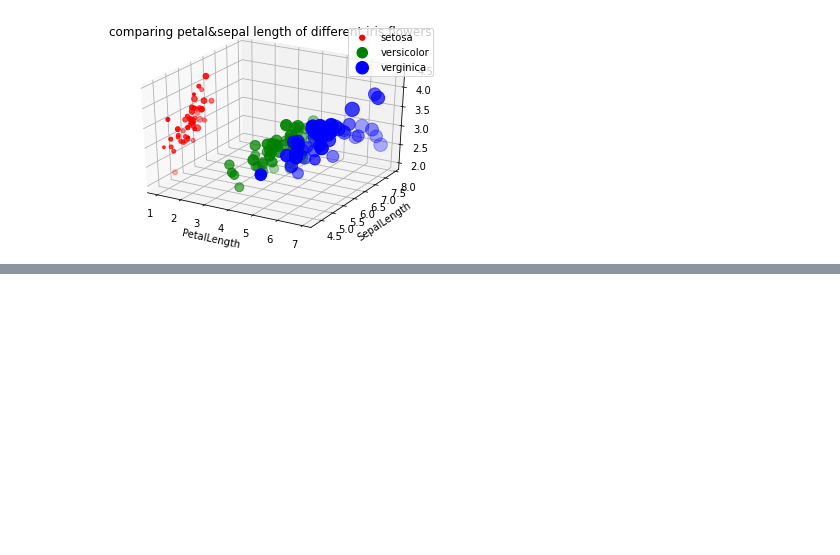
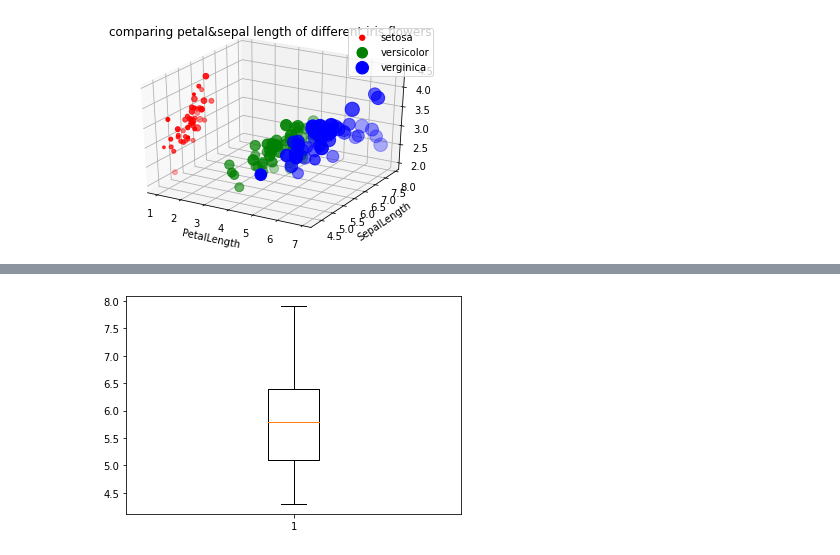
Before and after one commit to Ninkrn/BasicProg_Dataviz65, a Jupyter notebook: DataViz02_Data_Distribution.ipynb, the cells around one changed output, grey strips where cells are left out. Cells and saved outputs as stored; diff of their text form; code cells hidden in the pictures; blank space fills up the shorter version.

```diff
--- a/DataViz02_Data_Distribution.ipynb
+++ b/DataViz02_Data_Distribution.ipynb
@@ -190,0 +198,4 @@ plt.title('comparing petal&sepal length of different iris flowers');
+# %%
+plt.boxplot(df['SepalLength']); #;คือตัดส่วน output ที่เป็นตัวหนังสืออก
+# %% [output]
+[figure, added]
```
Also changed, not shown: parts of 74 cells of this notebook.
